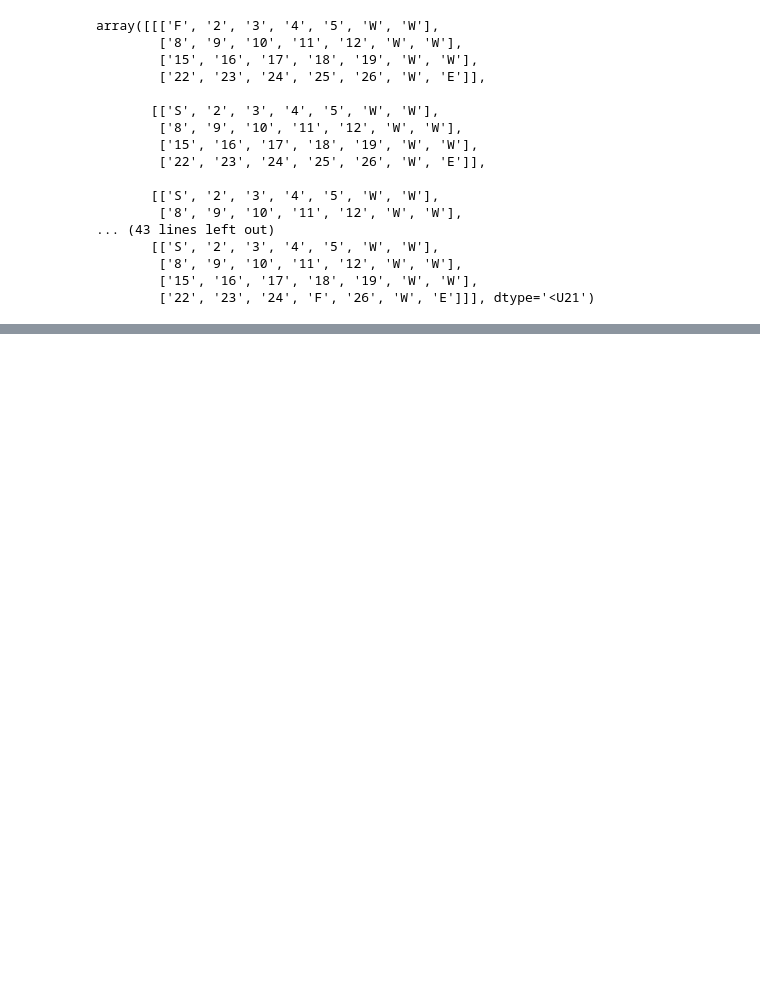
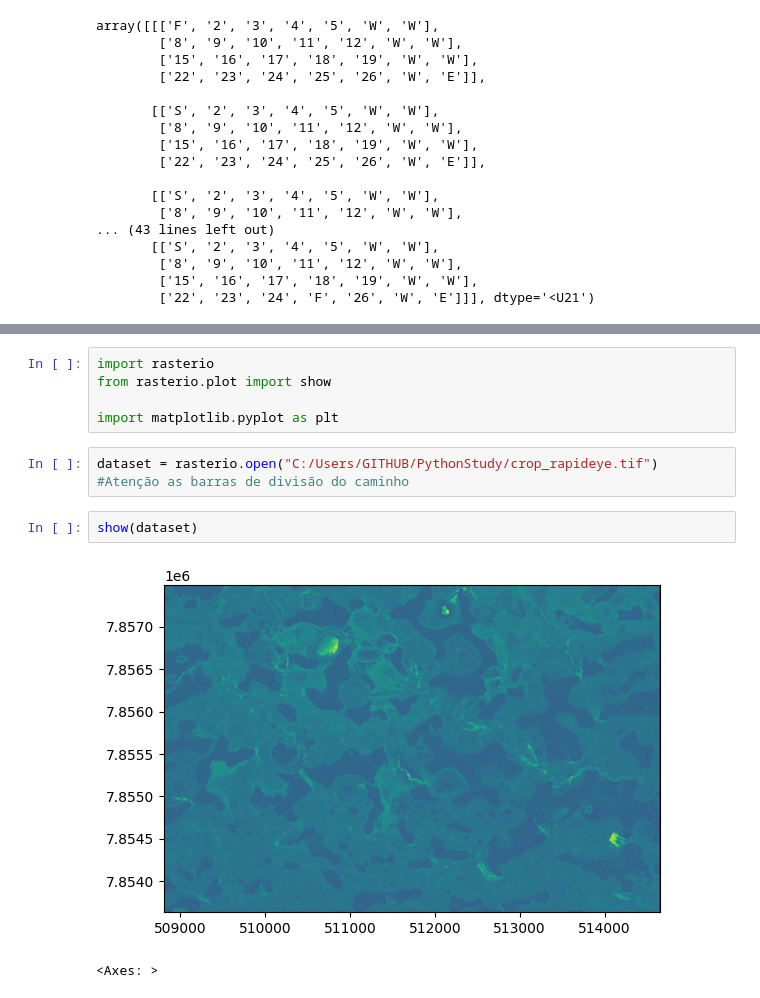
Before and after one commit to AlanCSAlves/Python_Study, a Jupyter notebook: EstudoGeral_Numpy_Exercício.ipynb, the cells around one changed output, grey strips where cells are left out. Saved outputs shown, nothing was run; the diff lists cells and outputs as text; blank space fills up the shorter version.

```diff
--- a/EstudoGeral_Numpy_Exercício.ipynb
+++ b/EstudoGeral_Numpy_Exercício.ipynb
@@ -407,0 +661,12 @@ array([[['F', '2', '3', '4', '5', 'W', 'W'],
+# %%
+import rasterio
+from rasterio.plot import show
+
+import matplotlib.pyplot as plt
+# %%
+dataset = rasterio.open("C:/Users/GITHUB/PythonStudy/crop_rapideye.tif") #Atenção as barras de divisão do caminho
+# %%
+show(dataset)
+# %% [output]
+[figure, added]
+<Axes: >
```
Also changed, not shown: parts of 67 cells of this notebook.
